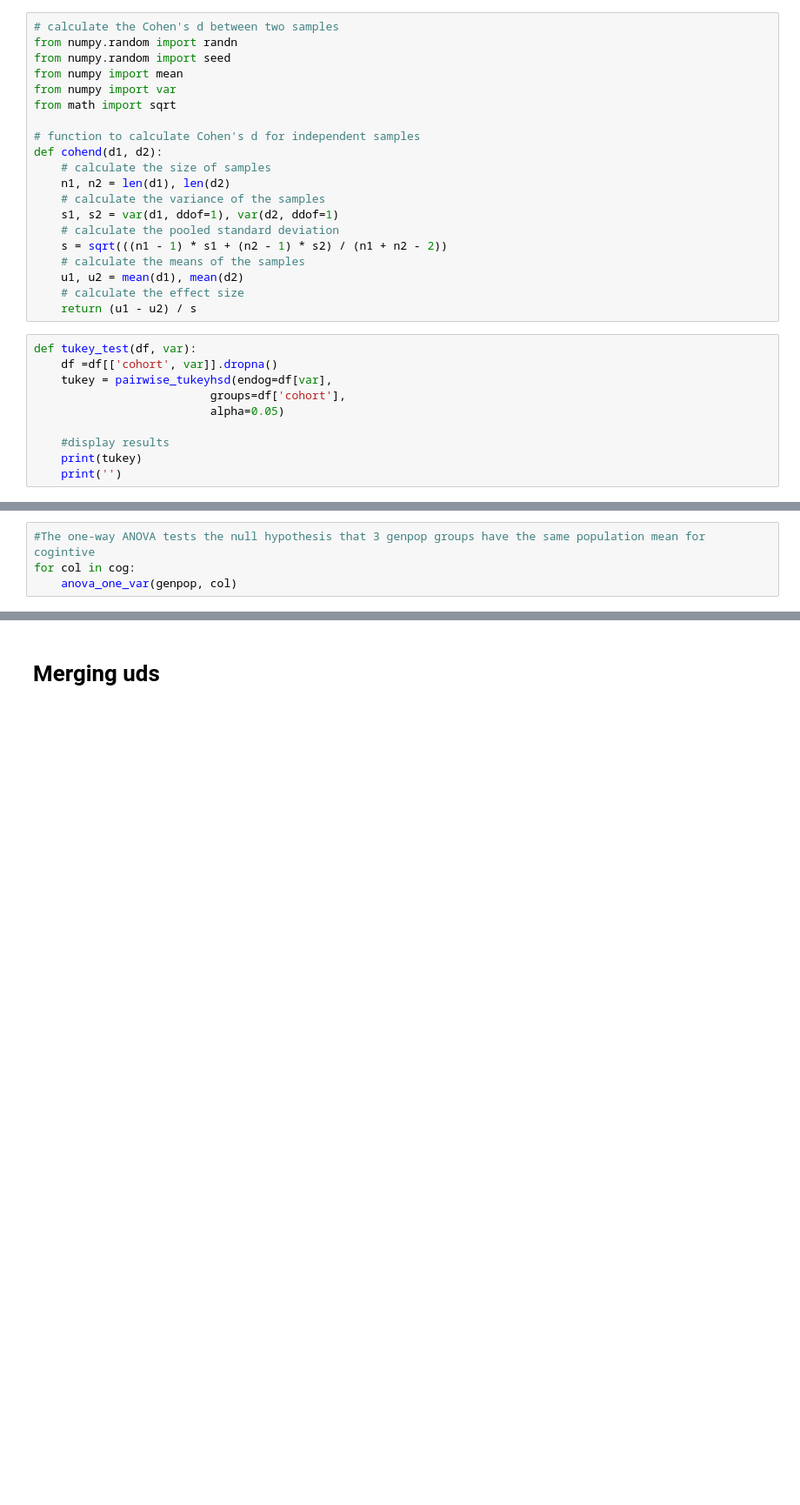
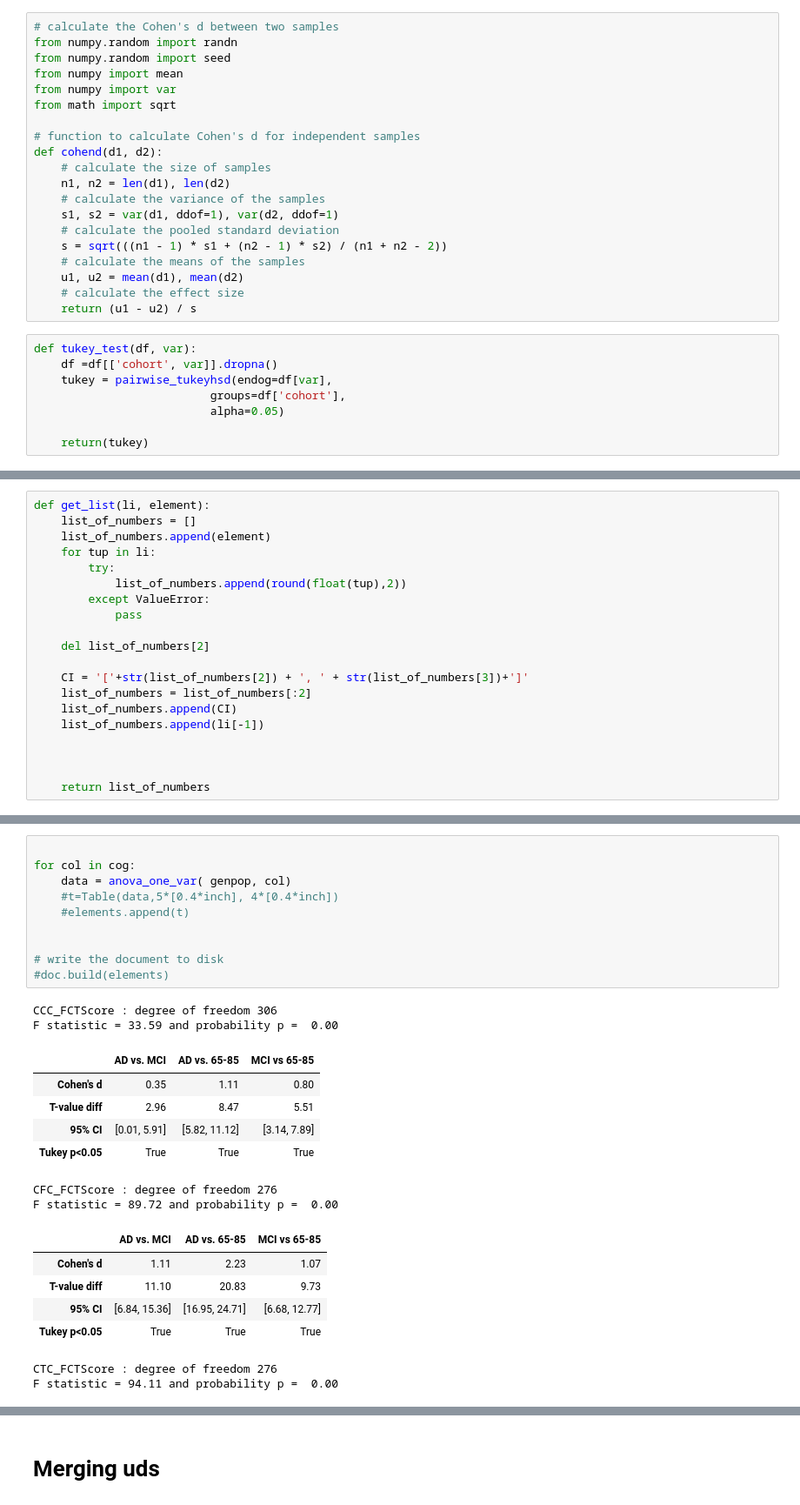
Before and after one commit to tianchu-shu/NWMSS, a Jupyter notebook: ARMADA/ARMADA_Baseline.ipynb, the cells around one changed output, grey strips where cells are left out. Shown at 87% size. Drawn from its saved outputs; the diff is of its cells as text; blank space fills up the shorter version.

Commit message:
created dataframe for review

```diff
--- a/ARMADA/ARMADA_Baseline.ipynb
+++ b/ARMADA/ARMADA_Baseline.ipynb
@@ -389,6 +391,4 @@ def tukey_test(df, var):
                           groups=df['cohort'],
                           alpha=0.05)
 
-    #display results
-    print(tukey)
-    print('')
+    return(tukey)
@@ -400,3 +395,23 @@ array(['3_Gen population AD', '2_Gen population MCI',
+# %%
+def get_list(li, element):
+    list_of_numbers = []
+    list_of_numbers.append(element)
+    for tup in li:
+        try:
+            list_of_numbers.append(round(float(tup),2))
+        except ValueError:
+            pass
+
+    del list_of_numbers[2]
+
+    CI = '['+str(list_of_numbers[2]) + ', ' + str(list_of_numbers[3])+']'
+    list_of_numbers = list_of_numbers[:2]
+    list_of_numbers.append(CI)
+    list_of_numbers.append(li[-1])
+
+
+
+    return list_of_numbers
 # %%
 from scipy.stats import f_oneway
 from statsmodels.stats.multicomp import pairwise_tukeyhsd
@@ -434,4 +462,0 @@ sys.stdout = open("C:/Users/tsb7592/Box/ARMADA Operations/Data and Analysis/INS_
-# %%
-#The one-way ANOVA tests the null hypothesis that 3 genpop groups have the same population mean for cogintive
-for col in cog:
-    anova_one_var(genpop, col)
@@ -439,0 +472,27 @@ NameError: name 'cog' is not defined
+# %%
+
+for col in cog:
+    data = anova_one_var( genpop, col)
+    #t=Table(data,5*[0.4*inch], 4*[0.4*inch])
+    #elements.append(t)
+
+
+# write the document to disk
+#doc.build(elements)
+# %% [output]
+CCC_FCTScore : degree of freedom 306
+F statistic = 33.59 and probability p =  0.00
+|  | AD vs. MCI | AD vs. 65-85 | MCI vs 65-85 |
+| Cohen's d | 0.35 | 1.11 | 0.80 |
+| T-value diff | 2.96 | 8.47 | 5.51 |
+| 95% CI | [0.01, 5.91] | [5.82, 11.12] | [3.14, 7.89] |
+| Tukey p<0.05 | True | True | True |
+CFC_FCTScore : degree of freedom 276
+F statistic = 89.72 and probability p =  0.00
+|  | AD vs. MCI | AD vs. 65-85 | MCI vs 65-85 |
+| Cohen's d | 1.11 | 2.23 | 1.07 |
+| T-value diff | 11.10 | 20.83 | 9.73 |
+| 95% CI | [6.84, 15.36] | [16.95, 24.71] | [6.68, 12.77] |
+| Tukey p<0.05 | True | True | True |
+CTC_FCTScore : degree of freedom 276
+F statistic = 94.11 and probability p =  0.00
```
Also changed, not shown: parts of 31 cells of this notebook.
